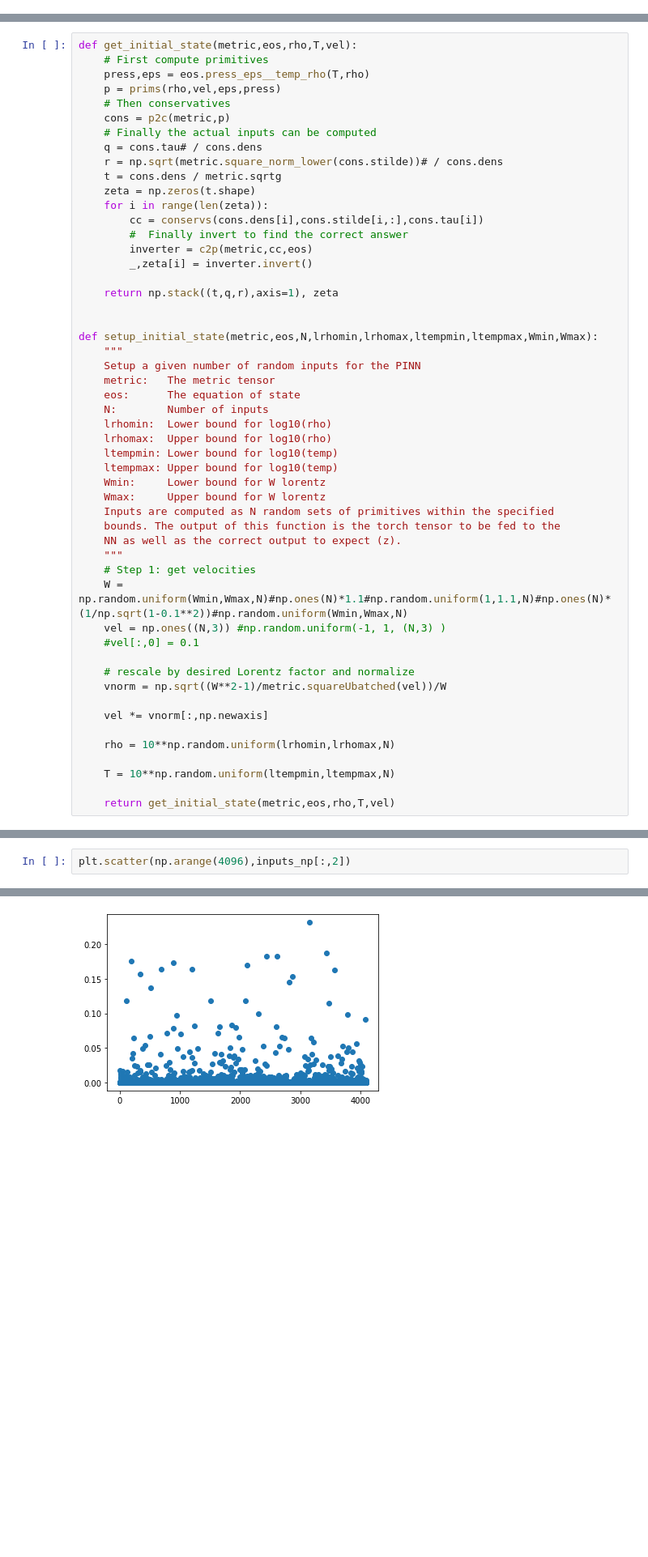
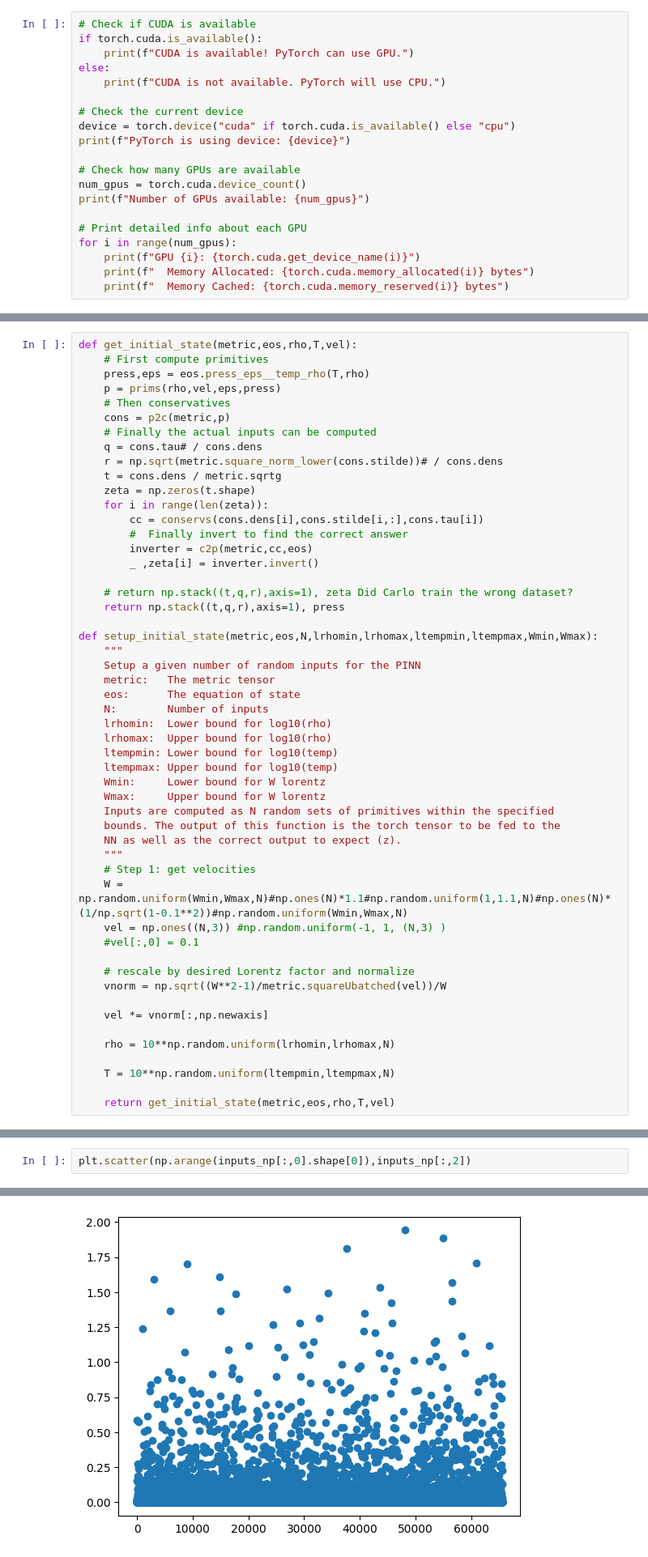
Before and after one commit to kemi2805/c2p_ml, a Jupyter notebook: training_test.ipynb, the cells around one changed output, grey strips where cells are left out. Shown at 81% size. Saved outputs shown, nothing was run; the diff lists cells and outputs as text; blank space fills up the shorter version.

```diff
--- a/training_test.ipynb
+++ b/training_test.ipynb
@@ -17,0 +23,20 @@ import matplotlib.pyplot as plt
+# %%
+# Check if CUDA is available
+if torch.cuda.is_available():
+    print(f"CUDA is available! PyTorch can use GPU.")
+else:
+    print(f"CUDA is not available. PyTorch will use CPU.")
+
+# Check the current device
+device = torch.device("cuda" if torch.cuda.is_available() else "cpu")
+print(f"PyTorch is using device: {device}")
+
+# Check how many GPUs are available
+num_gpus = torch.cuda.device_count()
+print(f"Number of GPUs available: {num_gpus}")
+
+# Print detailed info about each GPU
+for i in range(num_gpus):
+    print(f"GPU {i}: {torch.cuda.get_device_name(i)}")
+    print(f"  Memory Allocated: {torch.cuda.memory_allocated(i)} bytes")
+    print(f"  Memory Cached: {torch.cuda.memory_reserved(i)} bytes")
@@ -51,10 +139,10 @@ def get_initial_state(metric,eos,rho,T,vel):
         cc = conservs(cons.dens[i],cons.stilde[i,:],cons.tau[i])
         #  Finally invert to find the correct answer
         inverter = c2p(metric,cc,eos)
-        _,zeta[i] = inverter.invert()
+        _ ,zeta[i] = inverter.invert()
 
-    return np.stack((t,q,r),axis=1), zeta
-
+    # return np.stack((t,q,r),axis=1), zeta Did Carlo train the wrong dataset?
+    return np.stack((t,q,r),axis=1), press
 
 def setup_initial_state(metric,eos,N,lrhomin,lrhomax,ltempmin,ltempmax,Wmin,Wmax):
     """
@@ -178,6 +368,6 @@ print(z.item() - test_out)
 # %%
-plt.scatter(np.arange(4096),inputs_np[:,2])
+plt.scatter(np.arange(inputs_np[:,0].shape[0]),inputs_np[:,2])
 # %% [output]
 <matplotlib.collections.PathCollection at 0x...>
-[figure, old version]
+[figure, new version]
 # %%
```
Also changed, not shown: parts of 12 cells of this notebook, 20 other files.
